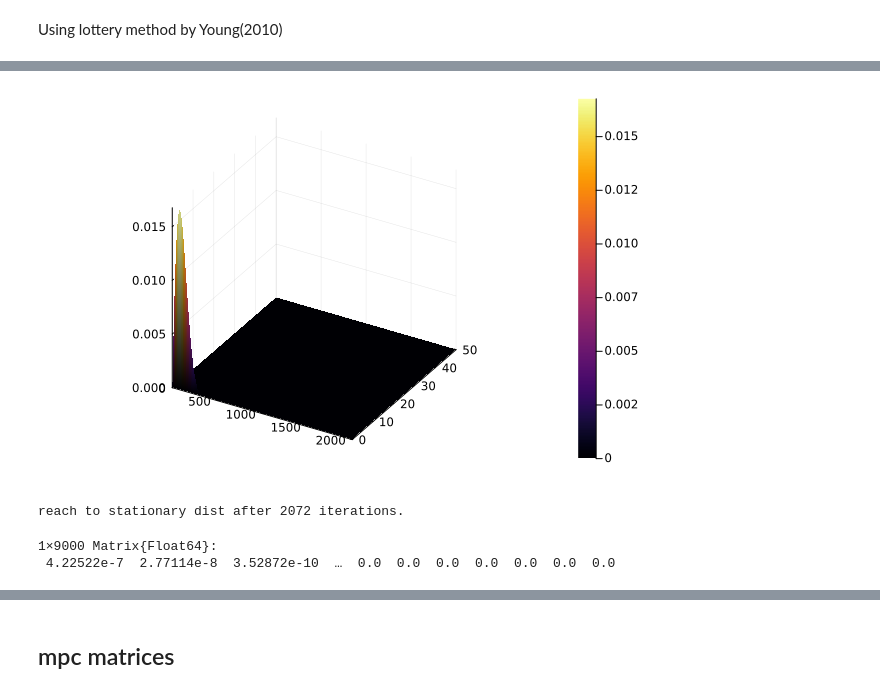
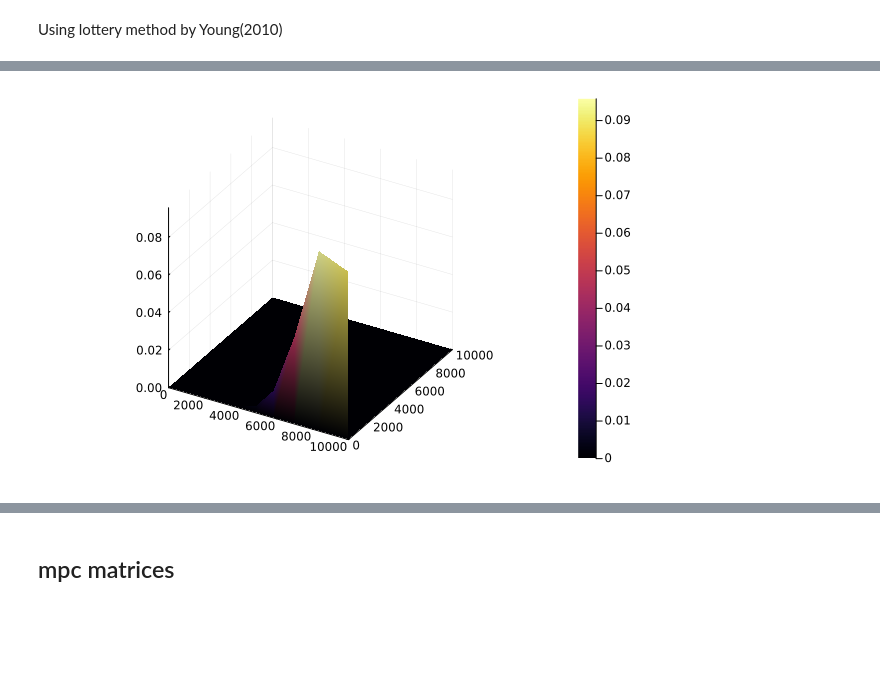
Before and after one commit to ErfanAhar/Credit-Expansion-and-Fiscal-Multiplier, a Jupyter notebook: Codes/Julia-TwoAsset/twoasset_adjustmentCost.ipynb, the cells around one changed output, grey strips where cells are left out. Saved outputs shown, nothing was run; the diff lists cells and outputs as text; code cells hidden in the pictures; blank space fills up the shorter version.

```diff
--- a/Codes/Julia-TwoAsset/twoasset_adjustmentCost.ipynb
+++ b/Codes/Julia-TwoAsset/twoasset_adjustmentCost.ipynb
@@ -82,6 +83,6 @@ pr = params(); #parameters of the model
 # Initializing grids
 pr.a, pr.b, pr.k, z, pr.z_p = grid_maker(pr)
 pi = stationary(pr.z_p)
-pr.y = exp.(z) ./ (pi'*exp.(z))
+pr.y = exp.(z).^(1-pr.θ) ./ (pi'*exp.(z).^(1-pr.θ))
 # %% [output]
 3-element Vector{Float64}:
@@ -342,9 +292,9 @@ dist_new = distFinder(pr)
 # %%
 dist_p = reshape(dist_new, pr.na, pr.nb, pr.nz)
 
 # draw first n = 20 first
 na = pr.na
 nb = pr.nb
-surface(a[1:na], b[1:nb], dist_p[1:na,1:nb,1]')
+surface(pr.a[1:na], pr.b[1:nb], dist_p[1:na,1:nb,1]')
 # %% [output]
-[figure, old version]
+[figure, new version]
@@ -398,17 +300,0 @@ PI = sparse(reshape(PI, pr.nz * pr.nb * pr.na, :));
-# %%
-dist = zeros(pr.nz * pr.nb * pr.na)'
-dist[1,10,1] = 1
-
-@showprogress for i in 1:10000
-    dist_new = dist * PI
-    if maximum(abs.(dist_new - dist)) < 1e-9
-        print("reach to stationary dist after ",i," iterations.")
-        break
-    end
-    dist = copy(dist_new)
-end
-dist = dist ./ sum(dist)
-# %% [output]
-reach to stationary dist after 2072 iterations.
-1×9000 Matrix{Float64}:
- 4.22522e-7  2.77114e-8  3.52872e-10  …  0.0  0.0  0.0  0.0  0.0  0.0  0.0
```
Also changed, not shown: parts of 13 cells of this notebook, 1 other file.
